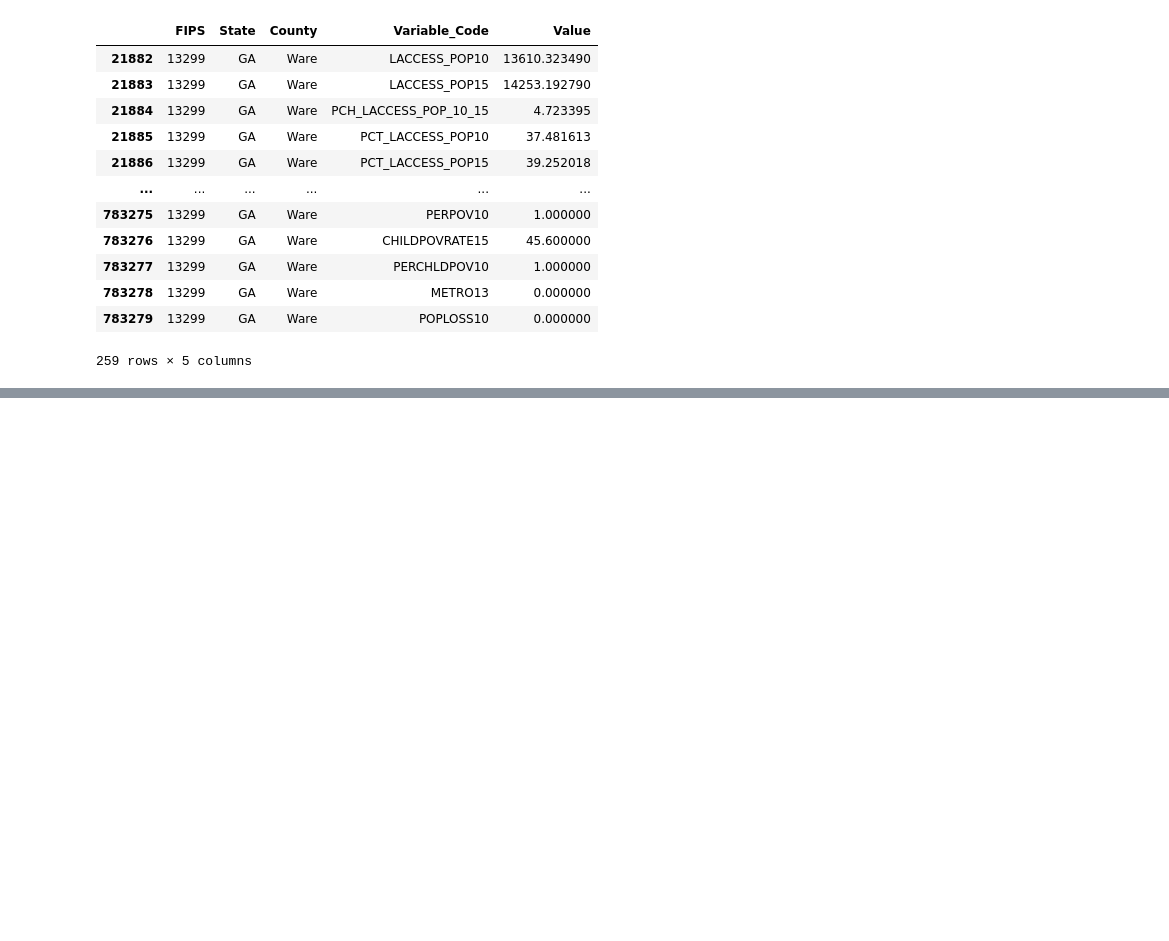
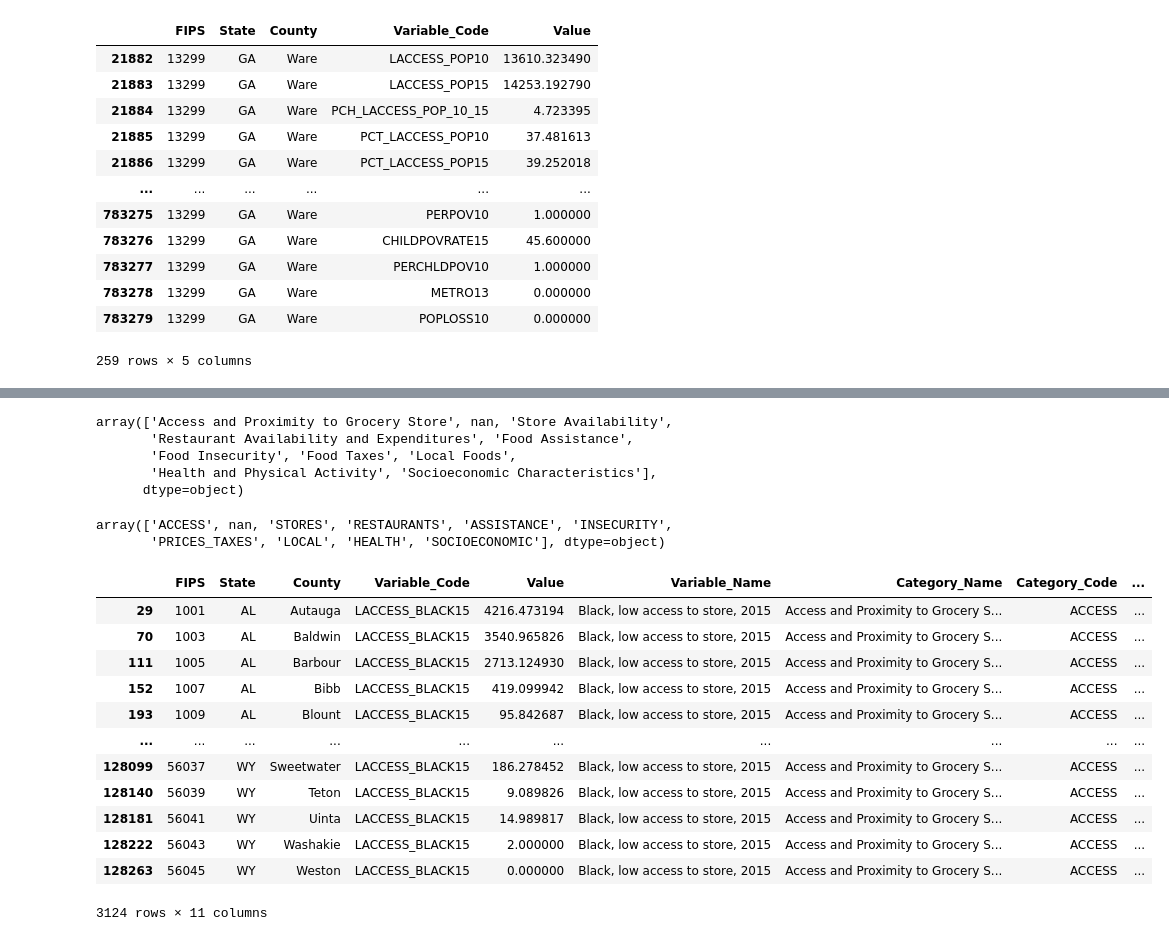
Before and after one commit to SloughJE/UnHealth_Dashboard, a Jupyter notebook: notebooks/1.0-JES-eda.ipynb, the cells around one changed output, grey strips where cells are left out. Drawn from its saved outputs; the diff is of its cells as text; code cells hidden in the pictures; blank space fills up the shorter version.

```diff
--- a/notebooks/1.0-JES-eda.ipynb
+++ b/notebooks/1.0-JES-eda.ipynb
@@ -257,0 +379,29 @@ df_food[df_food.County=='Ware']
+# %%
+df_food_mg.Category_Name.unique()
+# %% [output]
+array(['Access and Proximity to Grocery Store', nan, 'Store Availability',
+       'Restaurant Availability and Expenditures', 'Food Assistance',
+       'Food Insecurity', 'Food Taxes', 'Local Foods',
+       'Health and Physical Activity', 'Socioeconomic Characteristics'],
+      dtype=object)
+# %%
+df_food_mg.Category_Code.unique()
+# %% [output]
+array(['ACCESS', nan, 'STORES', 'RESTAURANTS', 'ASSISTANCE', 'INSECURITY',
+       'PRICES_TAXES', 'LOCAL', 'HEALTH', 'SOCIOECONOMIC'], dtype=object)
+# %%
+df_food_mg[df_food_mg.Variable_Code=='LACCESS_BLACK15']
+# %% [output]
+|  | FIPS | State | County | Variable_Code | Value | Variable_Name | Category_Name | Category_Code | ... |
+| 29 | 1001 | AL | Autauga | LACCESS_BLACK15 | 4216.473194 | Black, low access to store, 2015 | Access and Proximity to Grocery S... | ACCESS | ... |
+| 70 | 1003 | AL | Baldwin | LACCESS_BLACK15 | 3540.965826 | Black, low access to store, 2015 | Access and Proximity to Grocery S... | ACCESS | ... |
+| 111 | 1005 | AL | Barbour | LACCESS_BLACK15 | 2713.124930 | Black, low access to store, 2015 | Access and Proximity to Grocery S... | ACCESS | ... |
+| 152 | 1007 | AL | Bibb | LACCESS_BLACK15 | 419.099942 | Black, low access to store, 2015 | Access and Proximity to Grocery S... | ACCESS | ... |
+| 193 | 1009 | AL | Blount | LACCESS_BLACK15 | 95.842687 | Black, low access to store, 2015 | Access and Proximity to Grocery S... | ACCESS | ... |
+| ... | ... | ... | ... | ... | ... | ... | ... | ... | ... |
+| 128099 | 56037 | WY | Sweetwater | LACCESS_BLACK15 | 186.278452 | Black, low access to store, 2015 | Access and Proximity to Grocery S... | ACCESS | ... |
+| 128140 | 56039 | WY | Teton | LACCESS_BLACK15 | 9.089826 | Black, low access to store, 2015 | Access and Proximity to Grocery S... | ACCESS | ... |
+| 128181 | 56041 | WY | Uinta | LACCESS_BLACK15 | 14.989817 | Black, low access to store, 2015 | Access and Proximity to Grocery S... | ACCESS | ... |
+| 128222 | 56043 | WY | Washakie | LACCESS_BLACK15 | 2.000000 | Black, low access to store, 2015 | Access and Proximity to Grocery S... | ACCESS | ... |
+| 128263 | 56045 | WY | Weston | LACCESS_BLACK15 | 0.000000 | Black, low access to store, 2015 | Access and Proximity to Grocery S... | ACCESS | ... |
+3124 rows × 11 columns
```
Also changed, not shown: parts of 41 cells of this notebook.
